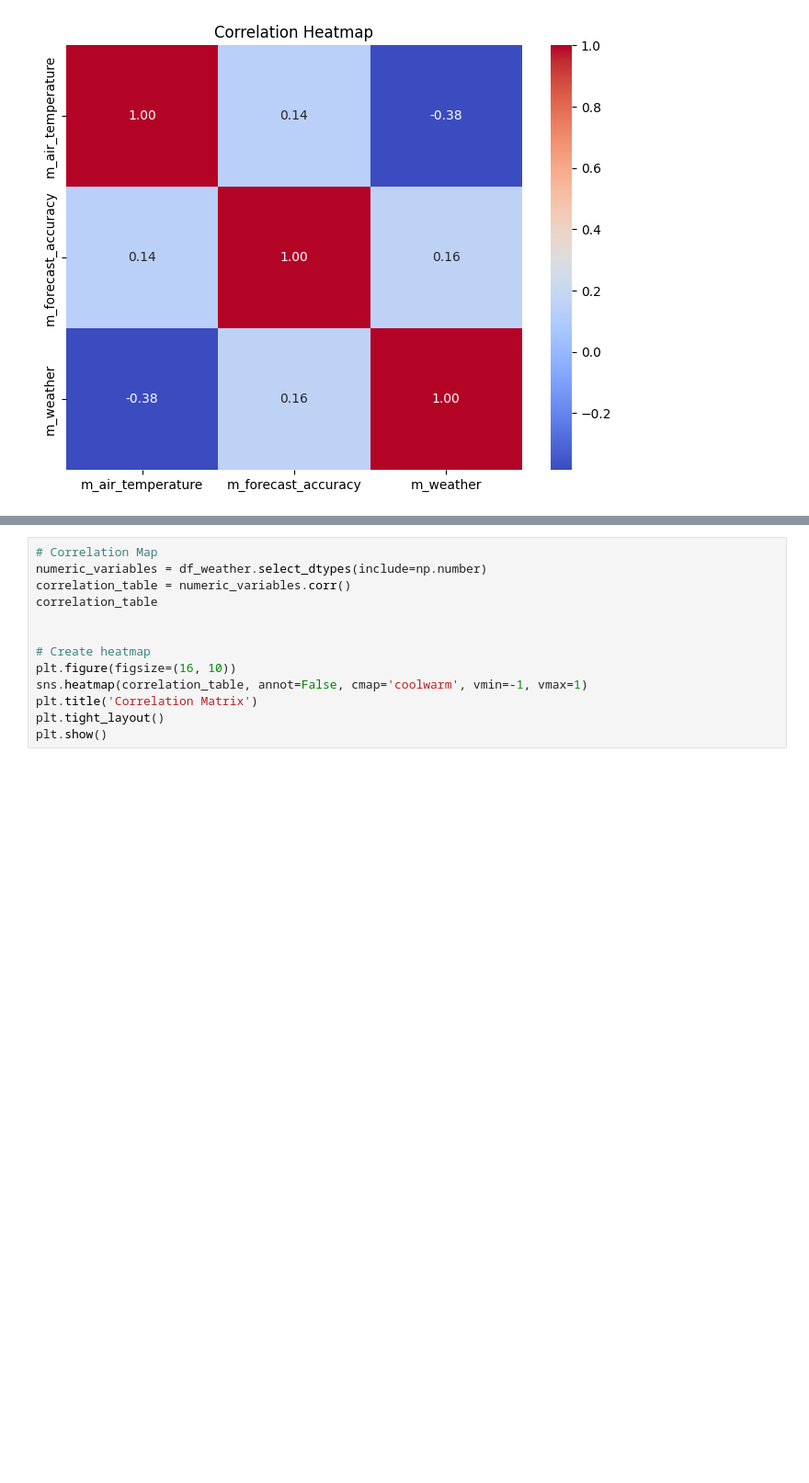
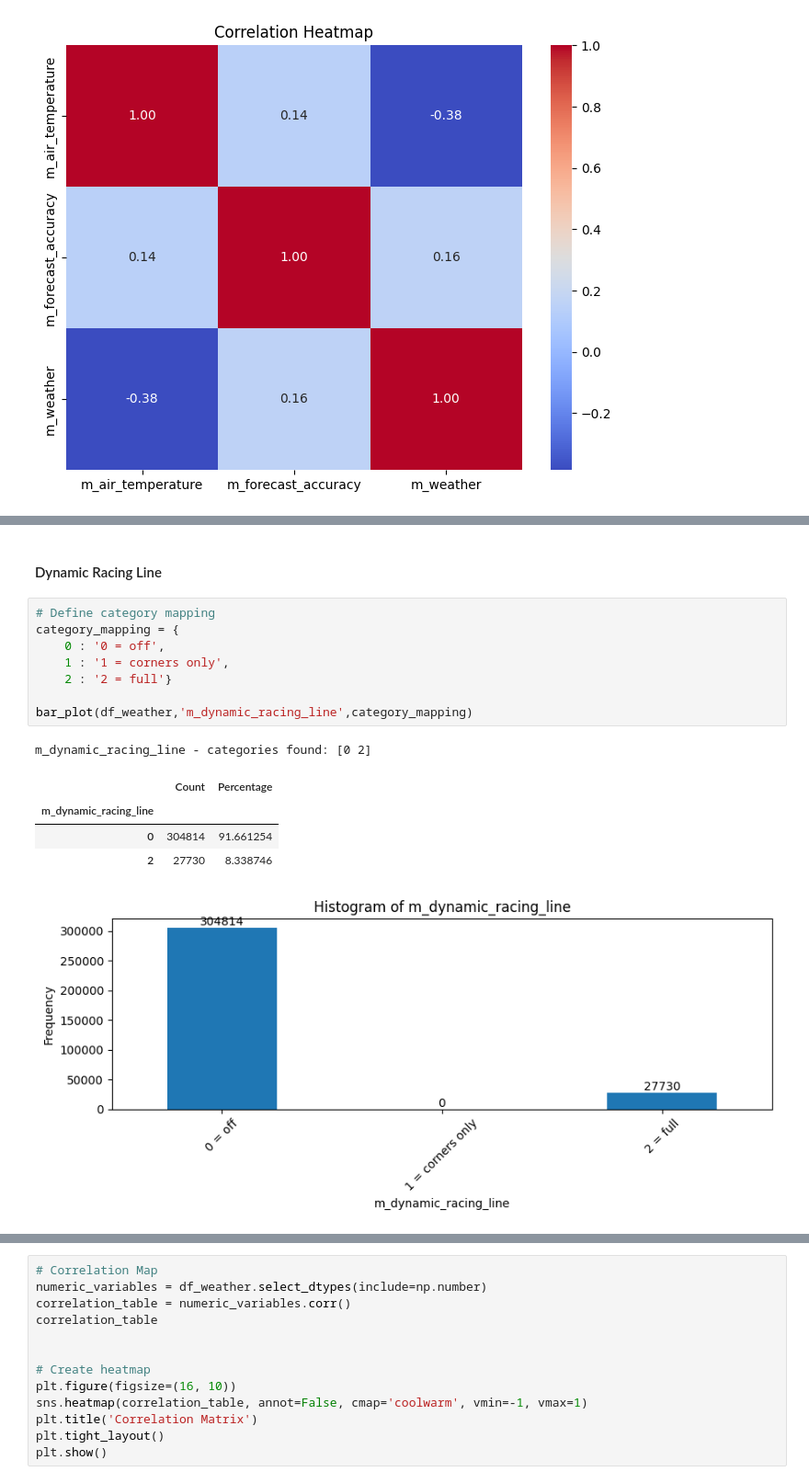
Before and after one commit to omanar1/usable_ai, a Jupyter notebook: Homework/HW5_assignment_m05_eda_Ricardo OMANA.ipynb, the cells around one changed output, grey strips where cells are left out. Shown at 92% size. Cells and saved outputs as stored; diff of their text form; blank space fills up the shorter version.

```diff
--- a/Homework/HW5_assignment_m05_eda_Ricardo OMANA.ipynb
+++ b/Homework/HW5_assignment_m05_eda_Ricardo OMANA.ipynb
@@ -1607,0 +1657,17 @@ m_weather                    -0.384900             0.160750    1.00000
+# %% [markdown]
+#### Dynamic Racing Line ####
+# %%
+# Define category mapping
+category_mapping = {
+    0 : '0 = off',
+    1 : '1 = corners only',
+    2 : '2 = full'}
+
+bar_plot(df_weather,'m_dynamic_racing_line',category_mapping)
+# %% [output]
+m_dynamic_racing_line - categories found: [0 2]
+|  | Count | Percentage |
+| m_dynamic_racing_line |  |  |
+| 0 | 304814 | 91.661254 |
+| 2 | 27730 | 8.338746 |
+[figure, added]
```
Also changed, not shown: parts of 19 cells of this notebook.
